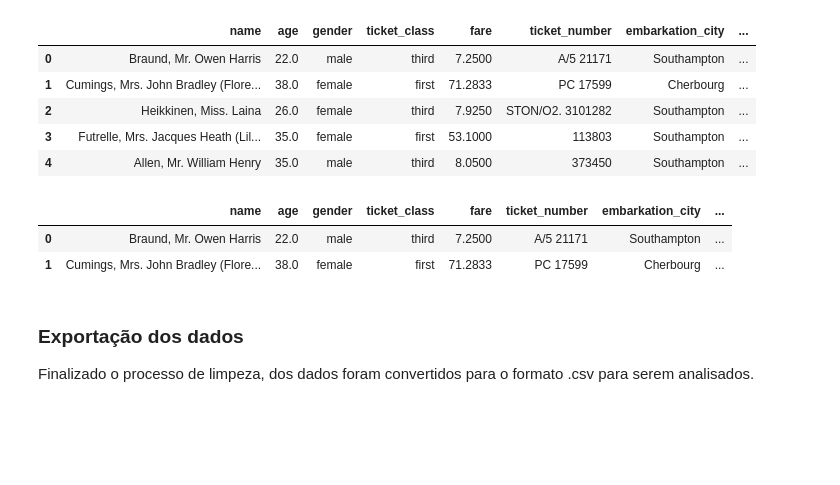
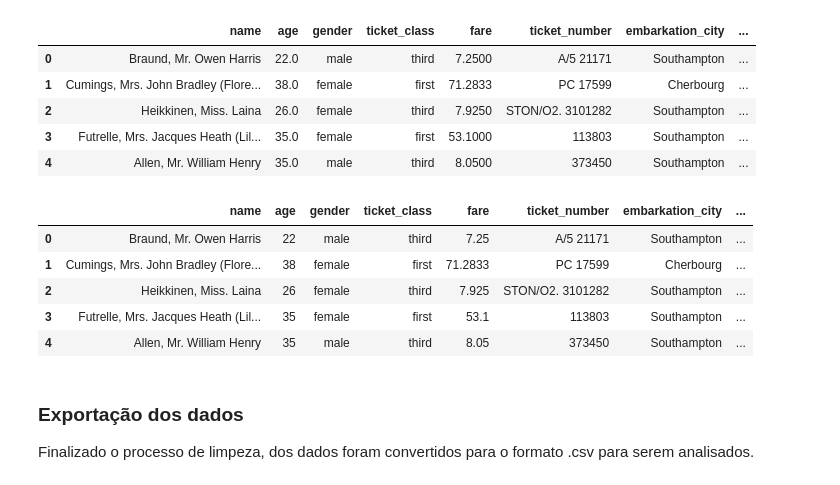
Before and after one commit to aguiarsouzatiz/udacity-nanodegree-data-science, a Jupyter notebook: 02 Data Analysis Titanic Data/data/data_wrangling.ipynb, the cells around one changed output. Drawn from its saved outputs; the diff is of its cells as text; code cells hidden in the pictures; blank space fills up the shorter version.

```diff
--- a/02 Data Analysis Titanic Data/data/data_wrangling.ipynb
+++ b/02 Data Analysis Titanic Data/data/data_wrangling.ipynb
@@ -209,13 +208,16 @@ data_titanic.head(5)
 | 2 | Heikkinen, Miss. Laina | 26.0 | female | third | 7.9250 | STON/O2. 3101282 | Southampton | ... |
 | 3 | Futrelle, Mrs. Jacques Heath (Lil... | 35.0 | female | first | 53.1000 | 113803 | Southampton | ... |
 | 4 | Allen, Mr. William Henry | 35.0 | male | third | 8.0500 | 373450 | Southampton | ... |
-# %%
-# data_titanic.style.set_properties(**{'background-color': 'black'})
-data_titanic.head(2)
-# %% [output]
-|  | name | age | gender | ticket_class | fare | ticket_number | embarkation_city | ... |
-| 0 | Braund, Mr. Owen Harris | 22.0 | male | third | 7.2500 | A/5 21171 | Southampton | ... |
-| 1 | Cumings, Mrs. John Bradley (Flore... | 38.0 | female | first | 71.2833 | PC 17599 | Cherbourg | ... |
+# %%
+# amostra com dados formatos
+tab.format_table(data_titanic.head(5))
+# %% [output]
+|  | name | age | gender | ticket_class | fare | ticket_number | embarkation_city | ... |
+| 0 | Braund, Mr. Owen Harris | 22 | male | third | 7.25 | A/5 21171 | Southampton | ... |
+| 1 | Cumings, Mrs. John Bradley (Flore... | 38 | female | first | 71.2833 | PC 17599 | Cherbourg | ... |
+| 2 | Heikkinen, Miss. Laina | 26 | female | third | 7.925 | STON/O2. 3101282 | Southampton | ... |
+| 3 | Futrelle, Mrs. Jacques Heath (Lil... | 35 | female | first | 53.1 | 113803 | Southampton | ... |
+| 4 | Allen, Mr. William Henry | 35 | male | third | 8.05 | 373450 | Southampton | ... |
 # %% [markdown]
 ### Exportação dos dados
 Finalizado o processo de limpeza, dos dados foram convertidos para o formato .csv para serem analisados.
```
Also changed, not shown: parts of 2 cells of this notebook, 4 other files.
